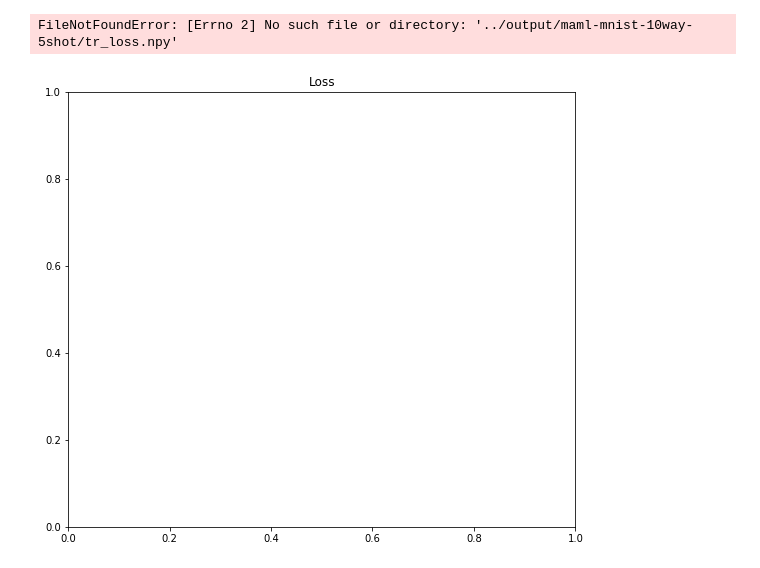
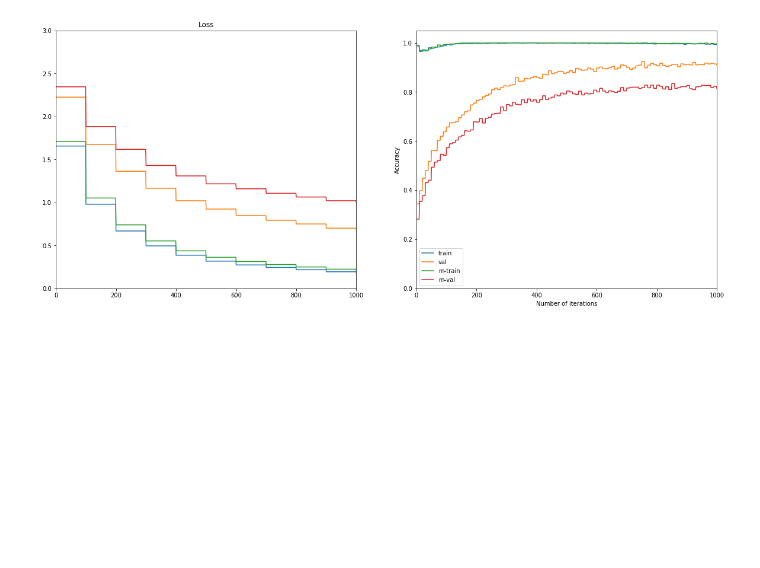
Before and after one commit to mohanksriram/maml, a Jupyter notebook: notebooks/omniglot_learning_curves.ipynb, the cells around one changed output. Saved outputs shown, nothing was run; the diff lists cells and outputs as text; code cells hidden in the pictures; blank space fills up the shorter version.

```diff
--- a/notebooks/omniglot_learning_curves.ipynb
+++ b/notebooks/omniglot_learning_curves.ipynb
@@ -18,7 +18,7 @@ def load_metric(expdir, metric='loss', split='tr', meta=True):
 
 def smooth(arr, r):
     smoothed = np.zeros(len(arr))
-    for i in range(len(arr)/r):
+    for i in range(len(arr)//r):
         chunk = arr[i*r:i*r+r]
         avg = np.sum(chunk) / len(chunk)
         smoothed[i*r:i*r+r] = avg
@@ -36,7 +36,7 @@ def plot_metrics(expdir0):
     t3, = plt.plot(smooth(load_metric(expdir0, 'loss', 'tr'), 100))
     t4, = plt.plot(smooth(load_metric(expdir0, 'loss', 'val'), 100))
     plt.ylim((0, 3))
-    plt.xlim((0, 10000))
+    plt.xlim((0, 1000))
 
 
     plt.subplot(1,2,2)
@@ -46,17 +46,12 @@ def plot_metrics(expdir0):
     t4, = plt.plot(smooth(load_metric(expdir0, 'acc', 'val'), 10))
     plt.legend([t1, t2, t3, t4], ['train','val', 'm-train', 'm-val'])
     plt.ylim((0, 1.05))
-    plt.xlim((0, 10000))
+    plt.xlim((0, 1000))
     plt.xlabel('Number of iterations')
     plt.ylabel('Accuracy')
 # %%
-expdir0 = '../output/maml-mnist-10way-5shot'
-expdir1 = '../output/maml-omniglot-5way-1shot-adam'
-expdir2 = '../output/maml-omniglot-20way-1shot-adam'
+expdir0 = '../output/maml-omniglot-20way-1shot'
 
 plot_metrics(expdir0)
-plot_metrics(expdir1)
-plot_metrics(expdir2)
 # %% [output]
-FileNotFoundError: [Errno 2] No such file or directory: '../output/maml-mnist-10way-5shot/tr_loss.npy'
-[figure, old version]
+[figure, new version]
```
Also changed, not shown: 4 other files.
